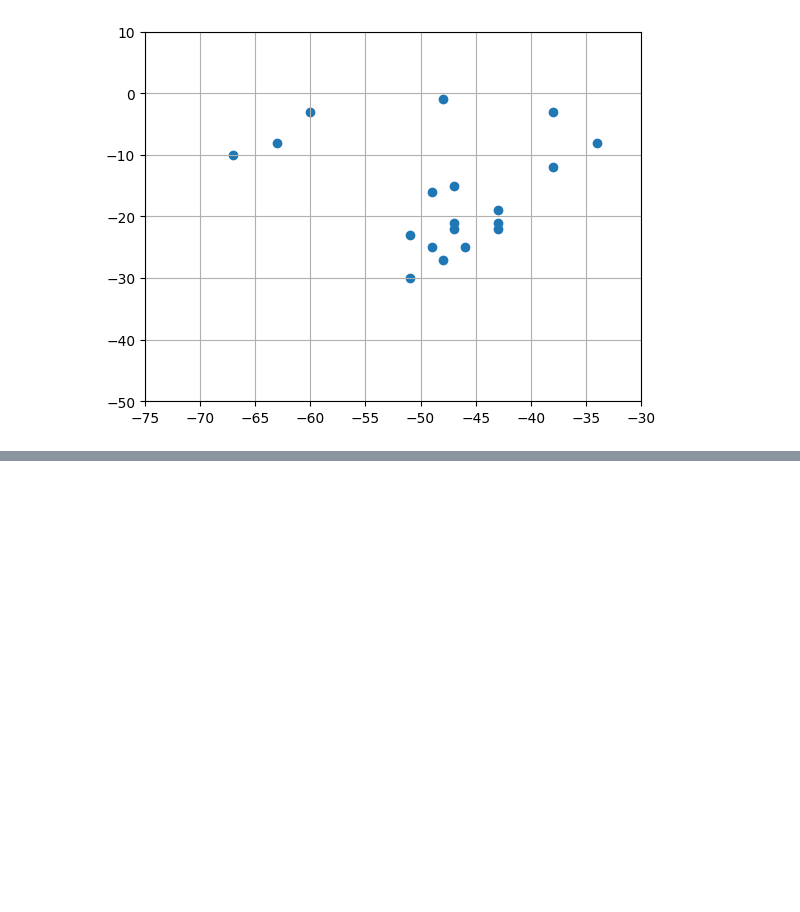
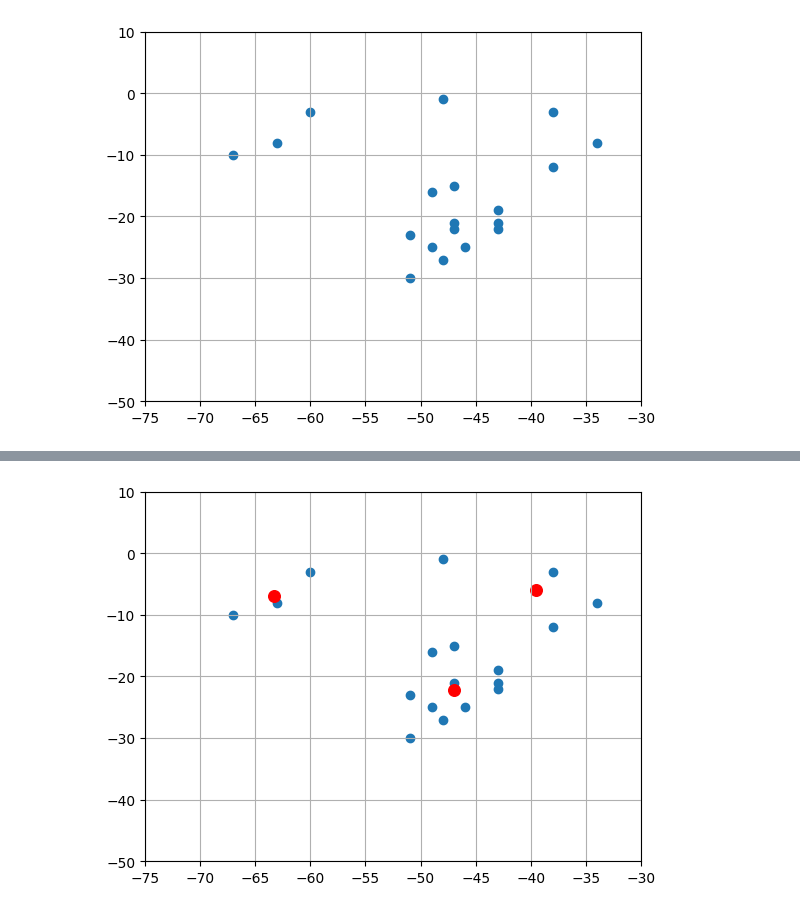
Before and after one commit to Bmartins25/K-means_Bruno_teste, a Jupyter notebook: K_means_Teste.ipynb, the cells around one changed output, grey strips where cells are left out. Drawn from its saved outputs; the diff is of its cells as text; code cells hidden in the pictures; blank space fills up the shorter version.

```diff
--- a/K_means_Teste.ipynb
+++ b/K_means_Teste.ipynb
@@ -49,0 +50,13 @@ plt.show()
+# %%
+kmeans = KMeans(n_clusters = 3, #numero de clusters
+init = 'random', n_init = 10, #algoritmo que define a posição dos clusters de maneira mais assertiva
+max_iter = 100) #numero máximo de iterações
+pred_y = kmeans.fit_predict(dataset)
+plt.scatter(dataset[:,1], dataset[:,0]) #posicionamento dos eixos x e y
+plt.xlim(-75, -30) #range do eixo x
+plt.ylim(-50, 10) #range do eixo y
+plt.grid() #função que desenha a grade no nosso gráfico
+plt.scatter(kmeans.cluster_centers_[:,1],kmeans.cluster_centers_[:,0], s = 70, c = 'red') #posição de cada centroide no gráfico
+plt.show()
+# %% [output]
+[figure, added]
```
Also changed, not shown: parts of 2 cells of this notebook.
